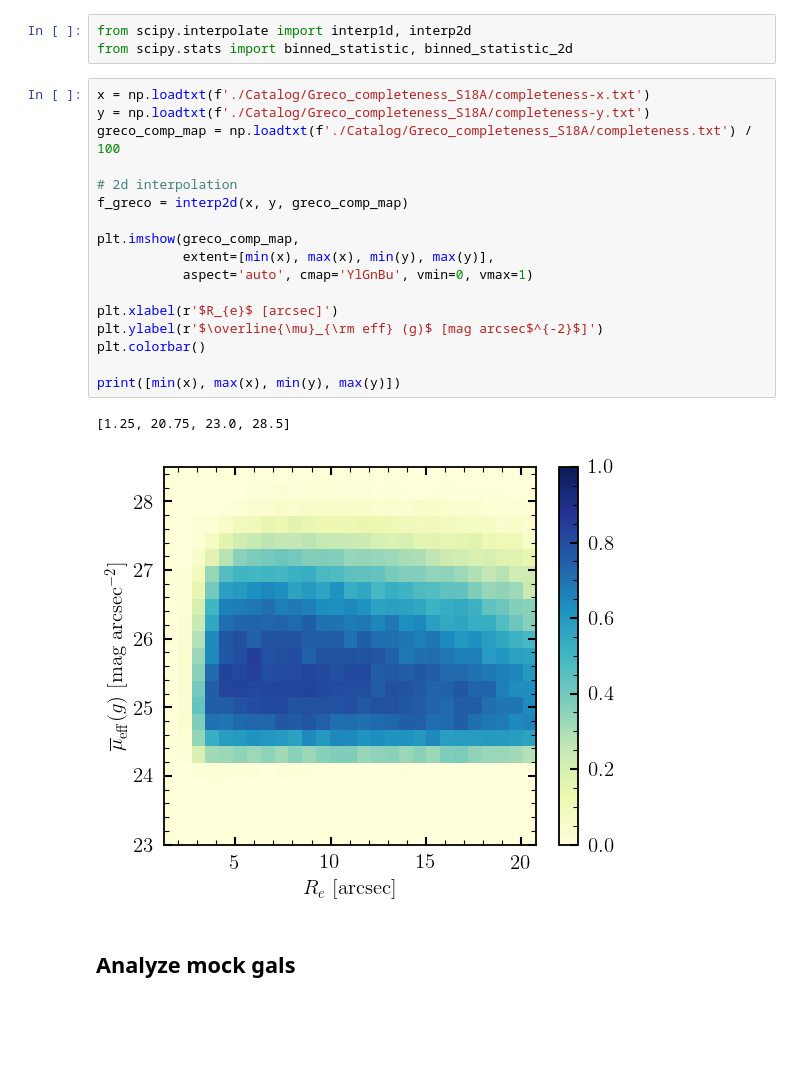
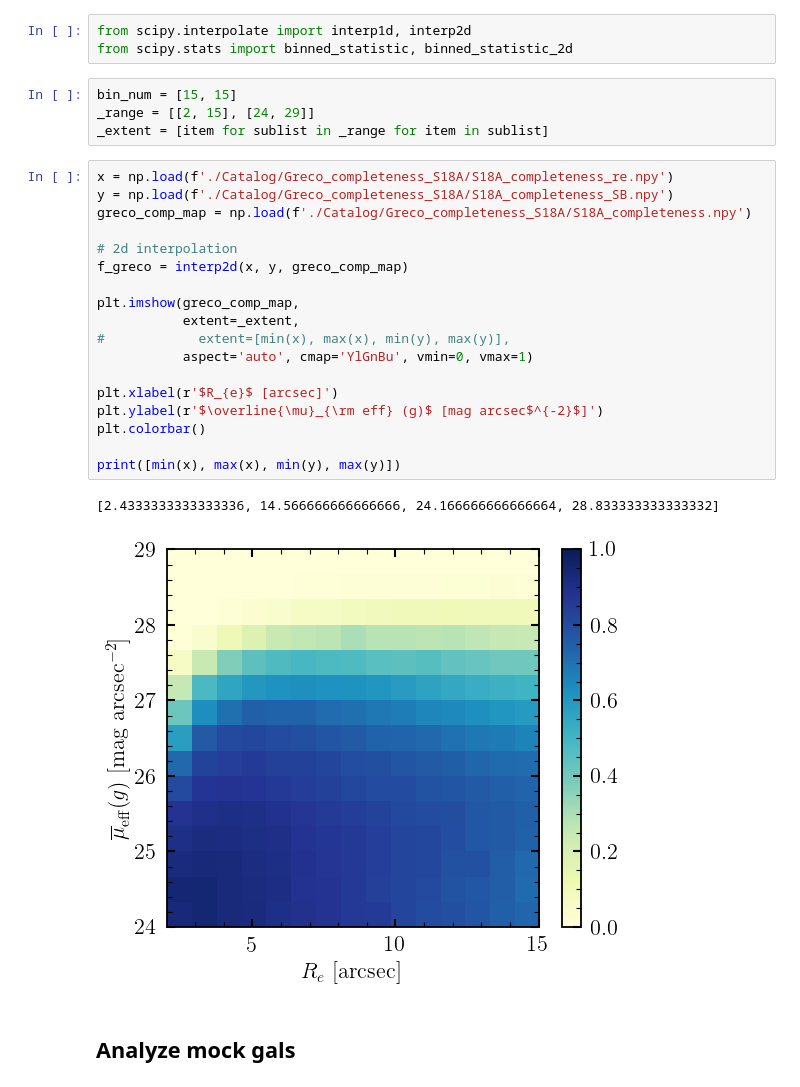
Before and after one commit to AstroJacobLi/kuaizi, a Jupyter notebook: diezi/scarlet_modeling/mock_sample/deblending_completeness.ipynb, the cells around one changed output. Drawn from its saved outputs; the diff is of its cells as text; blank space fills up the shorter version.

Commit message:
real completeness for S18A!

```diff
--- a/diezi/scarlet_modeling/mock_sample/deblending_completeness.ipynb
+++ b/diezi/scarlet_modeling/mock_sample/deblending_completeness.ipynb
@@ -38,26 +38,31 @@ We obtain the completeness matrix of (2) by injecting mock LSBGs (all Sersics).
 # %%
 from scipy.interpolate import interp1d, interp2d
 from scipy.stats import binned_statistic, binned_statistic_2d
+# %%
+bin_num = [15, 15]
+_range = [[2, 15], [24, 29]]
+_extent = [item for sublist in _range for item in sublist]
 # %%
-x = np.loadtxt(f'./Catalog/Greco_completeness_S18A/completeness-x.txt')
-y = np.loadtxt(f'./Catalog/Greco_completeness_S18A/completeness-y.txt')
-greco_comp_map = np.loadtxt(f'./Catalog/Greco_completeness_S18A/completeness.txt') / 100
+x = np.load(f'./Catalog/Greco_completeness_S18A/S18A_completeness_re.npy')
+y = np.load(f'./Catalog/Greco_completeness_S18A/S18A_completeness_SB.npy')
+greco_comp_map = np.load(f'./Catalog/Greco_completeness_S18A/S18A_completeness.npy')
 
 # 2d interpolation
 f_greco = interp2d(x, y, greco_comp_map)
 
 plt.imshow(greco_comp_map,
-           extent=[min(x), max(x), min(y), max(y)],
+           extent=_extent,
+#            extent=[min(x), max(x), min(y), max(y)],
            aspect='auto', cmap='YlGnBu', vmin=0, vmax=1)
 
 plt.xlabel(r'$R_{e}$ [arcsec]')
 plt.ylabel(r'$\overline{\mu}_{\rm eff} (g)$ [mag arcsec$^{-2}$]')
 plt.colorbar()
 
 print([min(x), max(x), min(y), max(y)])
 # %% [output]
-[1.25, 20.75, 23.0, 28.5]
+[2.4333333333333336, 14.566666666666666, 24.166666666666664, 28.833333333333332]
-[figure, old version]
+[figure, new version]
 # %% [markdown]
 ## Analyze mock gals
 # %% [markdown]
```
Also changed, not shown: parts of 5 cells of this notebook, 1 other file.
